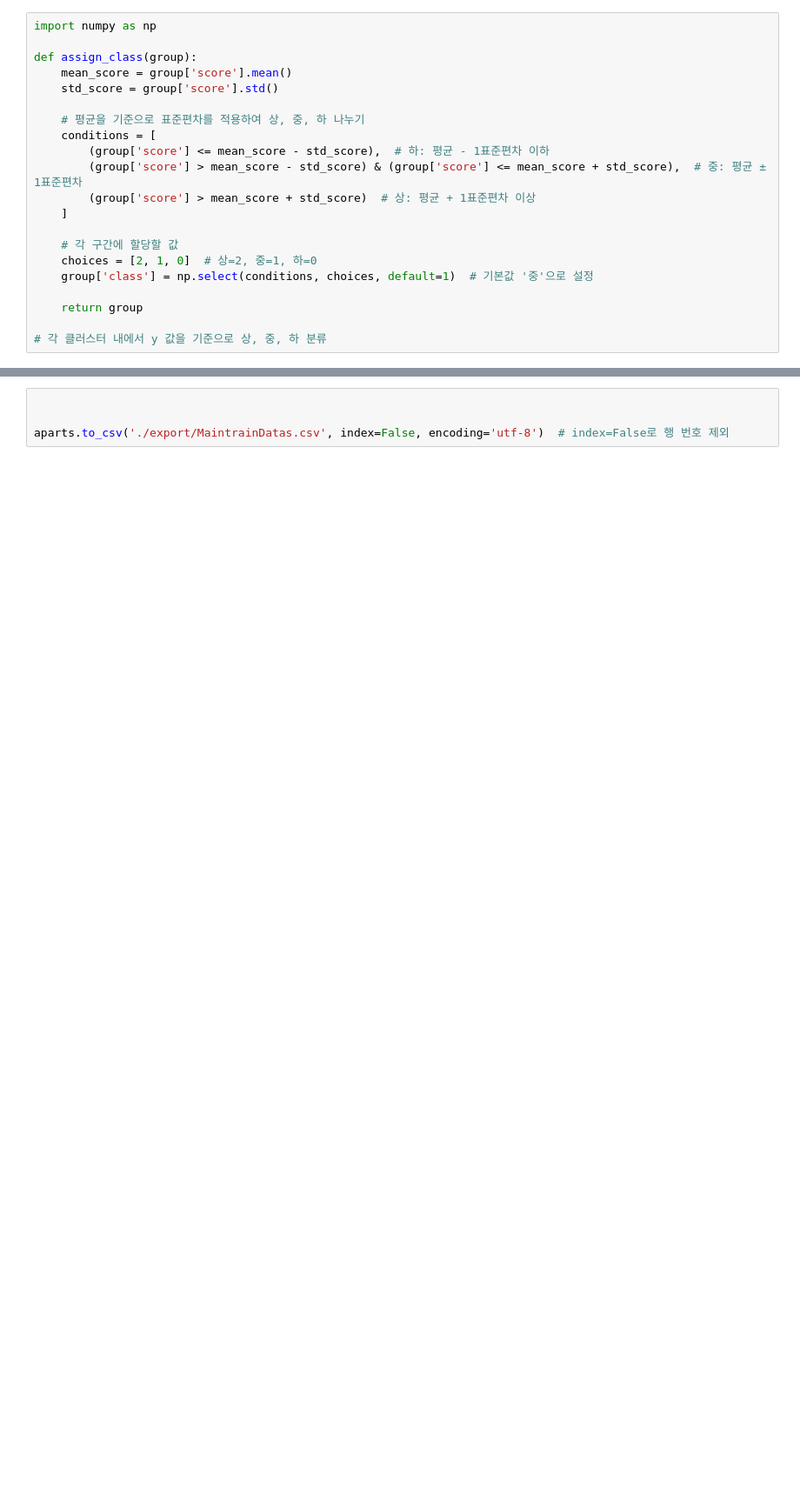
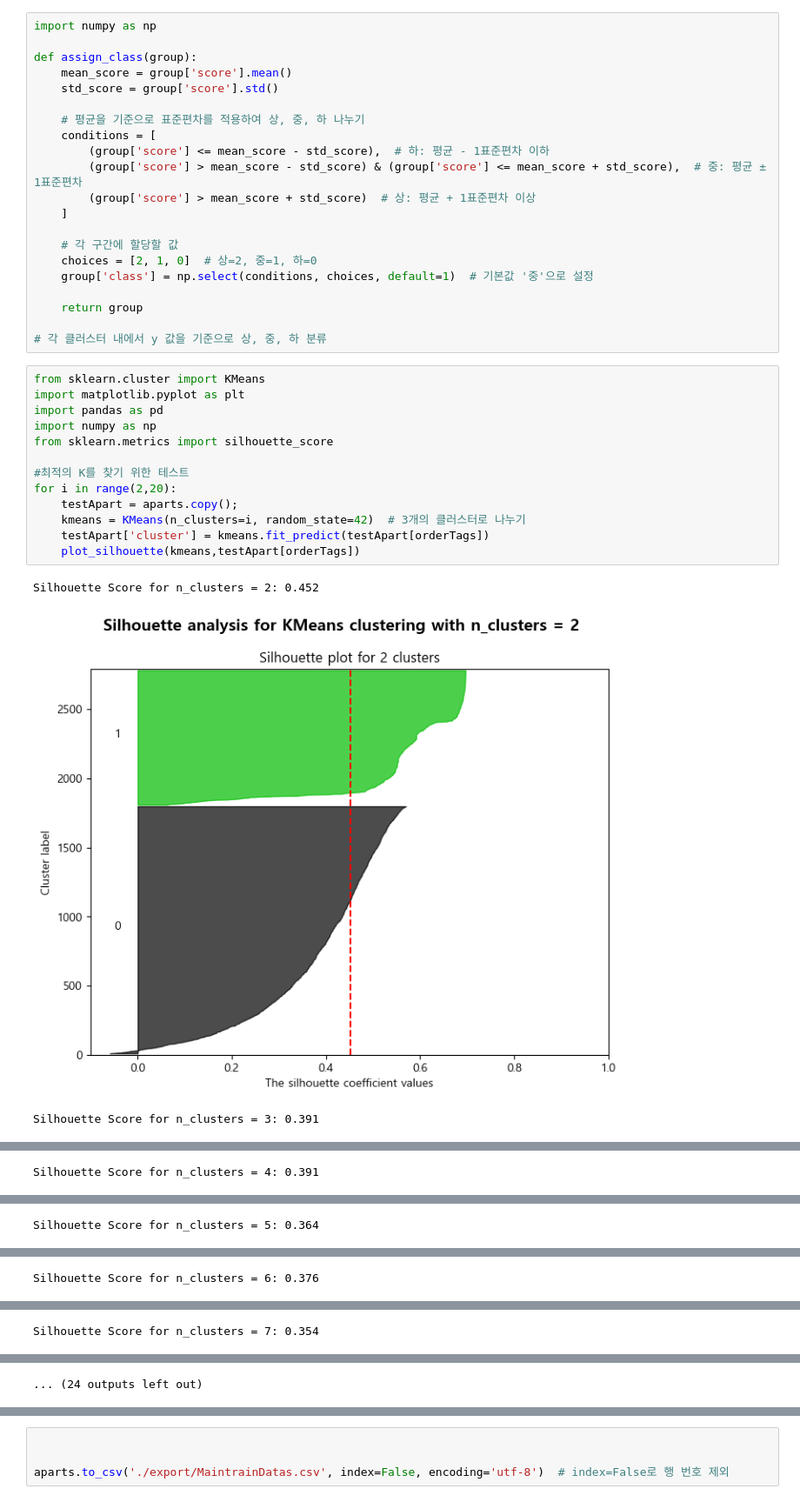
Before and after one commit to fenpon/Machine-Learning-Project1, a Jupyter notebook: mainModel.ipynb, the cells around one changed output, grey strips where cells are left out. Shown at 87% size. Drawn from its saved outputs; the diff is of its cells as text; blank space fills up the shorter version.

```diff
--- a/mainModel.ipynb
+++ b/mainModel.ipynb
@@ -254,3 +304,20 @@ def assign_class(group):
     return group
 
 # 각 클러스터 내에서 y 값을 기준으로 상, 중, 하 분류
+# %%
+from sklearn.cluster import KMeans
+import matplotlib.pyplot as plt
+import pandas as pd
+import numpy as np
+from sklearn.metrics import silhouette_score
+
+#최적의 K를 찾기 위한 테스트
+for i in range(2,20):
+    testApart = aparts.copy();
+    kmeans = KMeans(n_clusters=i, random_state=42)  # 3개의 클러스터로 나누기
+    testApart['cluster'] = kmeans.fit_predict(testApart[orderTags])
+    plot_silhouette(kmeans,testApart[orderTags])
+# %% [output]
+Silhouette Score for n_clusters = 2: 0.452
+[figure, added]
+Silhouette Score for n_clusters = 3: 0.391
@@ -256,0 +325 @@ def assign_class(group):
+Silhouette Score for n_clusters = 4: 0.391
@@ -256,0 +327 @@ def assign_class(group):
+Silhouette Score for n_clusters = 5: 0.364
@@ -256,0 +329 @@ def assign_class(group):
+Silhouette Score for n_clusters = 6: 0.376
@@ -256,0 +331 @@ def assign_class(group):
+Silhouette Score for n_clusters = 7: 0.354
@@ -256,0 +333 @@ def assign_class(group):
+... (24 outputs left out)
```
Also changed, not shown: parts of 4 cells of this notebook, 1 other file.
